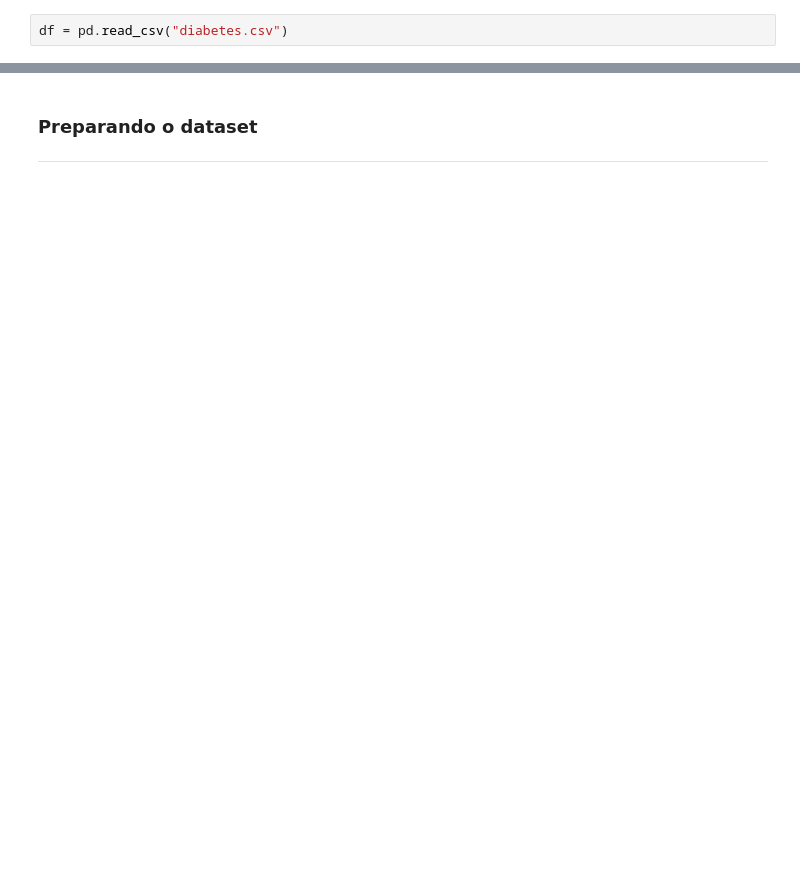
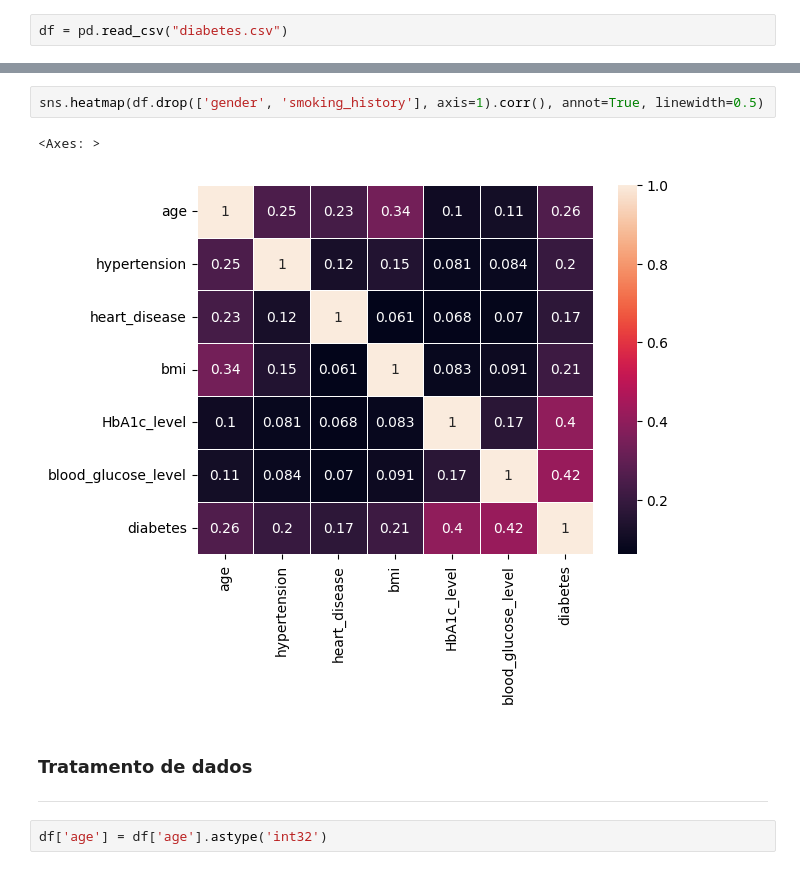
Before and after one commit to Mannelz/Diabetes-Predictions, a Jupyter notebook: svm.ipynb, the cells around one changed output, grey strips where cells are left out. Drawn from its saved outputs; the diff is of its cells as text; blank space fills up the shorter version.

```diff
--- a/svm.ipynb
+++ b/svm.ipynb
@@ -56,3 +52,10 @@ df.describe()
-# %% [markdown]
-### Preparando o dataset
----
+# %%
+sns.heatmap(df.drop(['gender', 'smoking_history'], axis=1).corr(), annot=True, linewidth=0.5)
+# %% [output]
+<Axes: >
+[figure, added]
+# %% [markdown]
+### Tratamento de dados
+---
+# %%
+df['age'] = df['age'].astype('int32')
```
Also changed, not shown: parts of 26 cells of this notebook.
